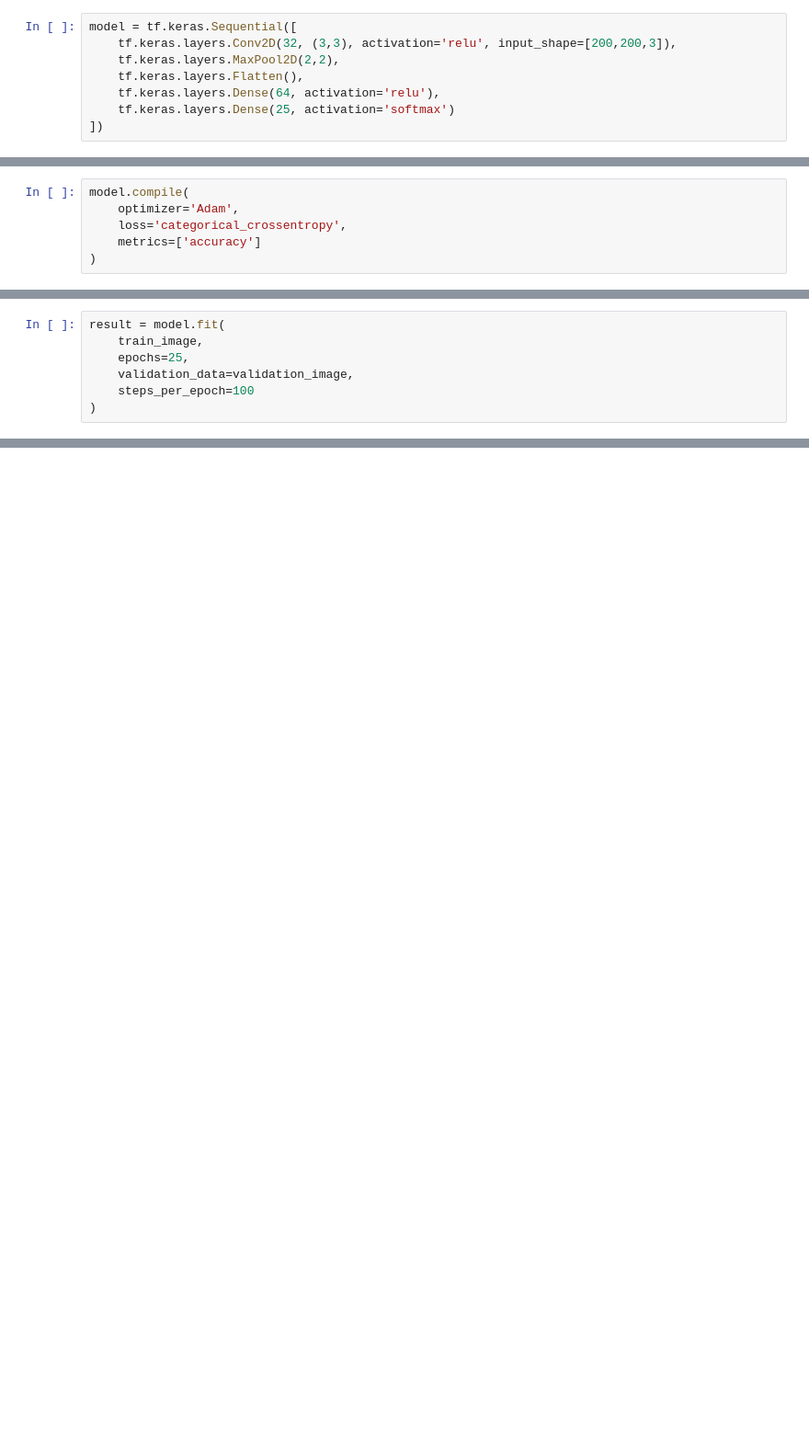
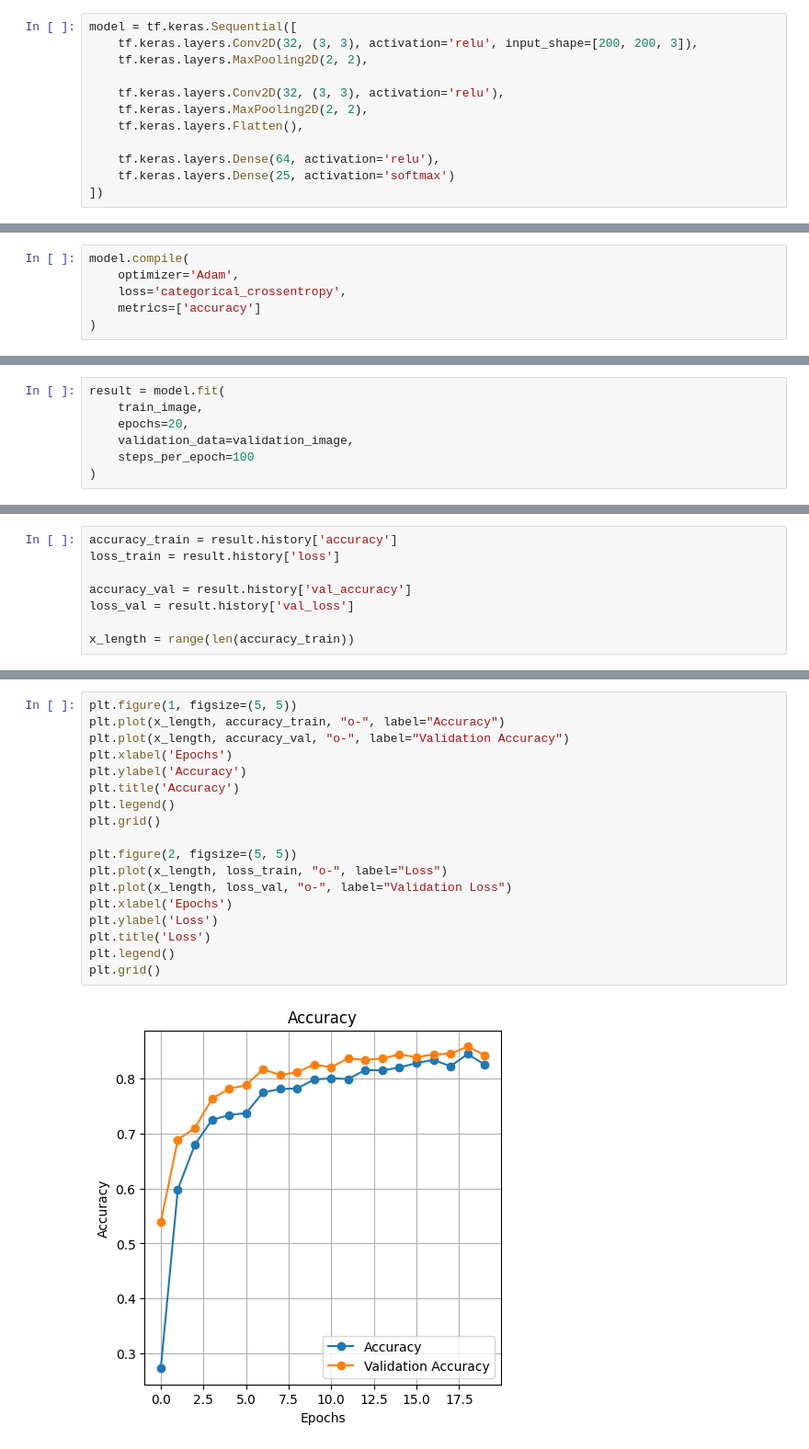
Before and after one commit to Raixard/pa-kb-klasifikasi-pakaian, a Jupyter notebook: projectakhir.ipynb, the cells around one changed output, grey strips where cells are left out. Shown at 92% size. Drawn from its saved outputs; the diff is of its cells as text; blank space fills up the shorter version.

Commit message:
Added visualization & markdown; improved modeling

```diff
--- a/projectakhir.ipynb
+++ b/projectakhir.ipynb
@@ -99,8 +138,12 @@ for _ in range(10):
 # %%
 model = tf.keras.Sequential([
-    tf.keras.layers.Conv2D(32, (3,3), activation='relu', input_shape=[200,200,3]),
-    tf.keras.layers.MaxPool2D(2,2),
+    tf.keras.layers.Conv2D(32, (3, 3), activation='relu', input_shape=[200, 200, 3]),
+    tf.keras.layers.MaxPooling2D(2, 2),
+
+    tf.keras.layers.Conv2D(32, (3, 3), activation='relu'),
+    tf.keras.layers.MaxPooling2D(2, 2),
     tf.keras.layers.Flatten(),
+
     tf.keras.layers.Dense(64, activation='relu'),
     tf.keras.layers.Dense(25, activation='softmax')
 ])
@@ -136,7 +182,7 @@ model.compile(
 # %%
 result = model.fit(
     train_image,
-    epochs=25,
+    epochs=20,
     validation_data=validation_image,
     steps_per_epoch=100
 )
@@ -160,0 +213,8 @@ Epoch 25/25
+# %%
+accuracy_train = result.history['accuracy']
+loss_train = result.history['loss']
+
+accuracy_val = result.history['val_accuracy']
+loss_val = result.history['val_loss']
+
+x_length = range(len(accuracy_train))
@@ -160,0 +223,20 @@ Epoch 25/25
+# %%
+plt.figure(1, figsize=(5, 5))
+plt.plot(x_length, accuracy_train, "o-", label="Accuracy")
+plt.plot(x_length, accuracy_val, "o-", label="Validation Accuracy")
+plt.xlabel('Epochs')
+plt.ylabel('Accuracy')
+plt.title('Accuracy')
+plt.legend()
+plt.grid()
+
+plt.figure(2, figsize=(5, 5))
+plt.plot(x_length, loss_train, "o-", label="Loss")
+plt.plot(x_length, loss_val, "o-", label="Validation Loss")
+plt.xlabel('Epochs')
+plt.ylabel('Loss')
+plt.title('Loss')
+plt.legend()
+plt.grid()
+# %% [output]
+[figure, added]
```
Also changed, not shown: parts of 24 cells of this notebook.
